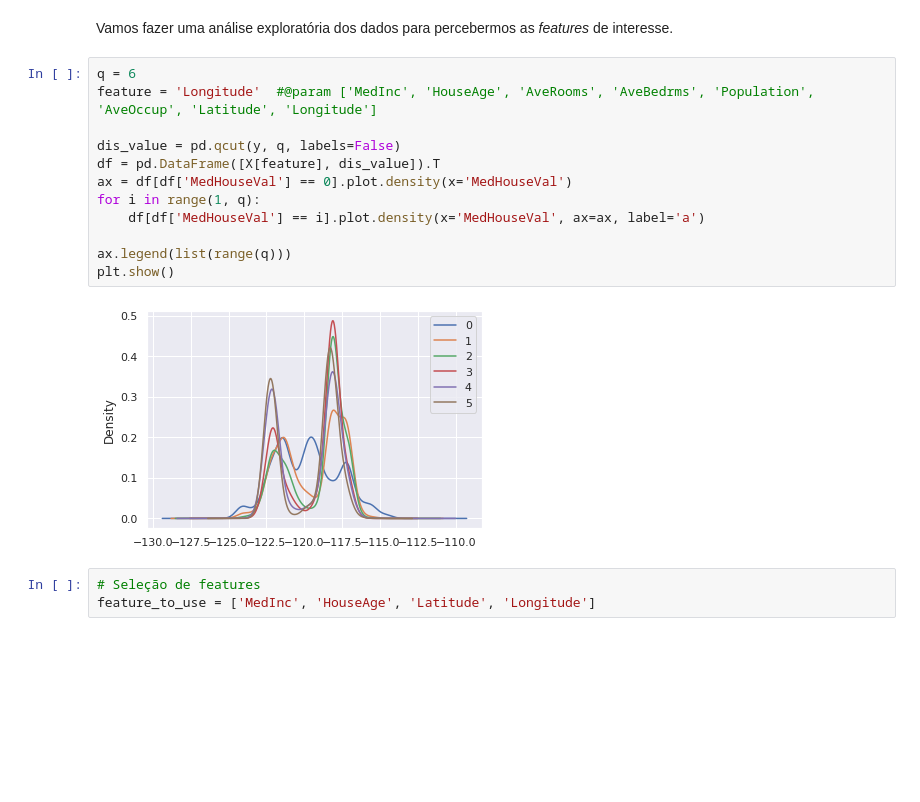
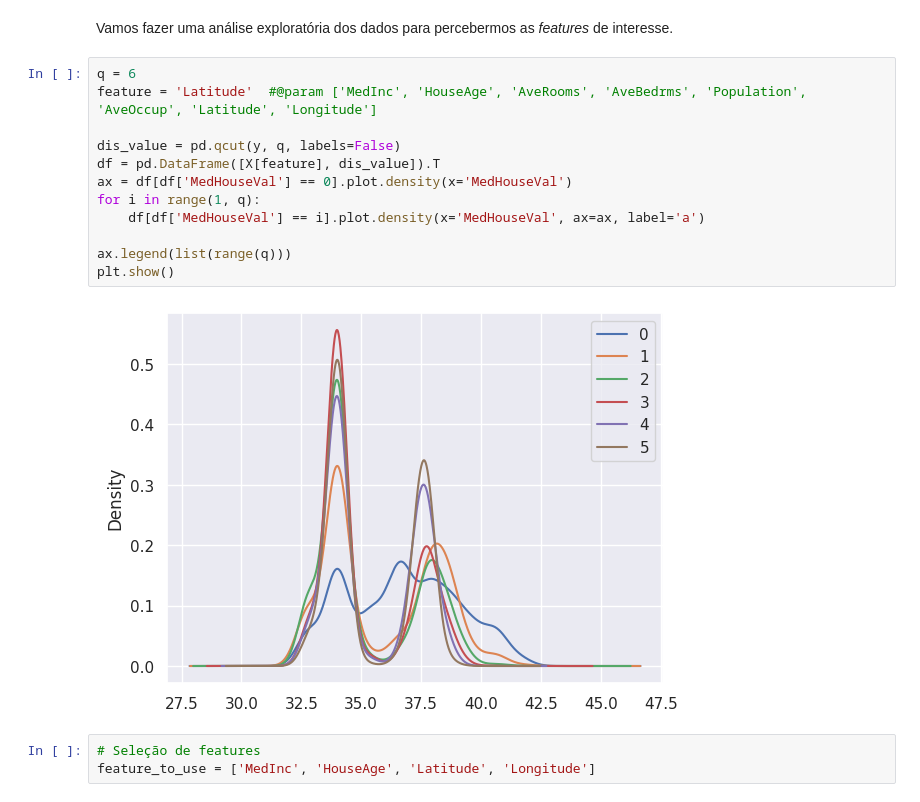
Before and after one commit to Dntfreitas/inteligencia-artificial, a Jupyter notebook: Prática/Regressão.ipynb, the cells around one changed output. Cells and saved outputs as stored; diff of their text form; blank space fills up the shorter version.

```diff
--- a/Prática/Regressão.ipynb
+++ b/Prática/Regressão.ipynb
@@ -66,18 +66,18 @@ X.describe()  # podemos usar para detetar outliers/dados inválidos
 Vamos fazer uma análise exploratória dos dados para percebermos as _features_ de interesse.
 # %%
 q = 6
-feature = 'Longitude'  #@param ['MedInc', 'HouseAge', 'AveRooms', 'AveBedrms', 'Population', 'AveOccup', 'Latitude', 'Longitude']
+feature = 'Latitude'  #@param ['MedInc', 'HouseAge', 'AveRooms', 'AveBedrms', 'Population', 'AveOccup', 'Latitude', 'Longitude']
 
 dis_value = pd.qcut(y, q, labels=False)
 df = pd.DataFrame([X[feature], dis_value]).T
 ax = df[df['MedHouseVal'] == 0].plot.density(x='MedHouseVal')
 for i in range(1, q):
     df[df['MedHouseVal'] == i].plot.density(x='MedHouseVal', ax=ax, label='a')
 
 ax.legend(list(range(q)))
 plt.show()
 # %% [output]
-[figure, old version]
+[figure, new version]
 # %%
 # Seleção de features
 feature_to_use = ['MedInc', 'HouseAge', 'Latitude', 'Longitude']
```
Also changed, not shown: parts of 15 cells of this notebook.
